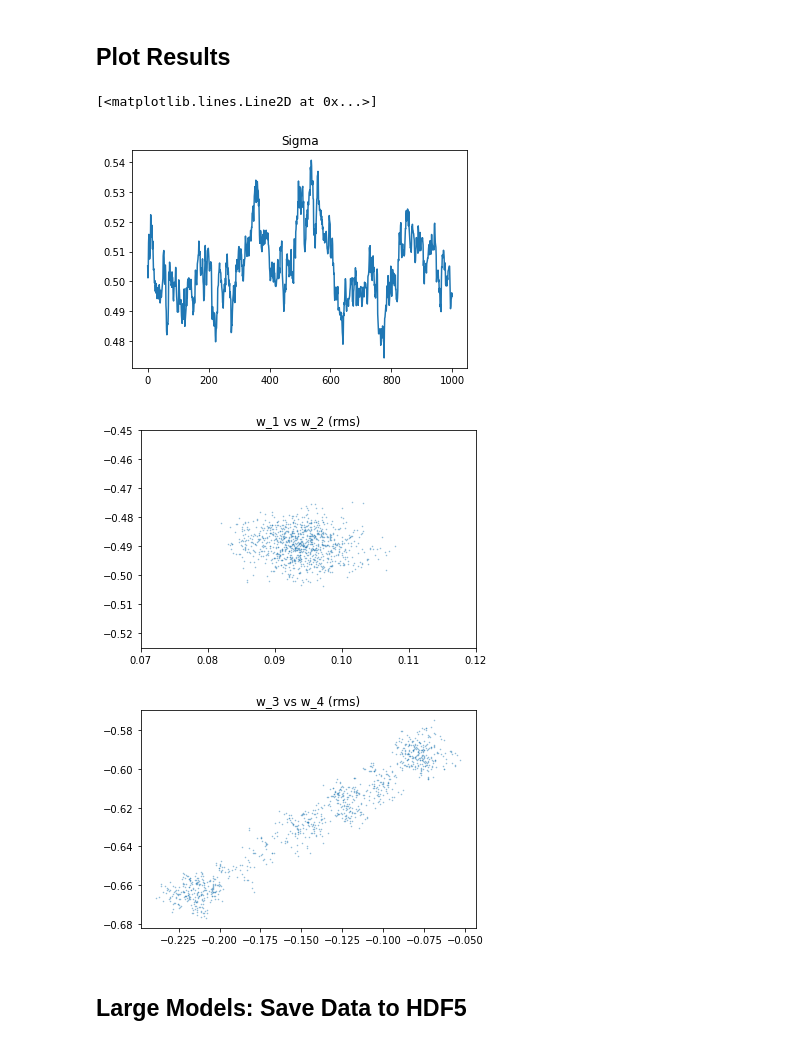
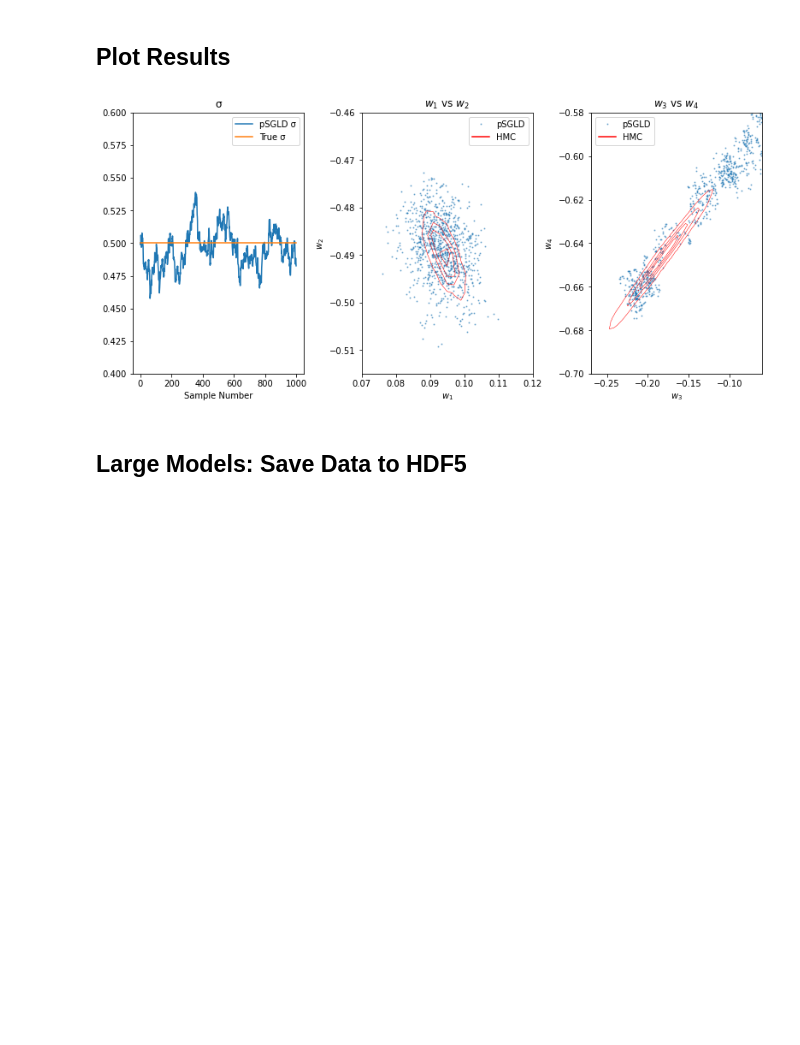
Before and after one commit to tummfm/jax-sgmc, a Jupyter notebook: examples/sgld_rms.ipynb, the cells around one changed output. Saved outputs shown, nothing was run; the diff lists cells and outputs as text; code cells hidden in the pictures; blank space fills up the shorter version.

Commit message:
updated linear regression example (sgld_rms.ipynb) to match listings in paper

```diff
--- a/examples/sgld_rms.ipynb
+++ b/examples/sgld_rms.ipynb
@@ -147,9 +143,8 @@ observation in mind and let **JaxSGMC** take care of evaluating it for a batch
 of observations. As the model is not computationally demanding, we let
 **JaxSGMC** vectorize the evaluation of the likelihood:
 # %%
-potential_fn = potential.minibatch_potential(prior=prior,
-                                             likelihood=likelihood,
-                                             strategy="vmap")
+potential_fn = potential.minibatch_potential(prior=log_prior,
+                                             likelihood=log_likelihood)
 # %% [markdown]
 ## RMSprop Adaption
 
@@ -183,19 +178,19 @@ After this step we defined our process.
 Therefore, we can now initialize the starting states of each chain with the
 dynamic settings for the data loader and adaption.
 # %%
-langevin_diffusion = integrator.langevin_diffusion(potential_fn=potential_fn,
+ld_integrator = integrator.langevin_diffusion(potential_fn=potential_fn,
                                                    batch_fn=data_fn,
                                                    adaption=rms_prop_adaption)
 
 # Returns a triplet of init_fn, update_fn and get_fn
-rms_prop_solver = solver.sgmc(langevin_diffusion)
+rms_prop_solver = solver.sgmc(ld_integrator)
 
 # Initialize the solver by providing initial values for the latent variables.
 # We provide extra arguments for the data loader and the adaption method.
 init_sample = {"log_sigma": jnp.array(0.0), "w": jnp.zeros(N)}
-init_state = rms_prop_solver[0](init_sample,
-                                adaption_kwargs=adaption_kwargs,
-                                batch_kwargs=data_loader_kwargs)
+init_state = rms_prop_solver[0](init_sample)
+                                # adaption_kwargs=adaption_kwargs,
+                                # batch_kwargs=data_loader_kwargs)
 # %% [markdown]
 ## Scheduler
 
@@ -243,8 +236,3 @@ save_fn = io.save(data_collector=data_collector)
-# %%
-import h5py
-
-data_collector = io.MemoryCollector()
-save_fn = io.save(data_collector=data_collector)
 # %% [markdown]
 ## Run Solver
 
@@ -287,40 +308,66 @@ Collected 1000 samples
 # %% [markdown]
 ## Plot Results
 # %%
-plt.figure()
-plt.title("Sigma")
 
-plt.plot(onp.exp(results["samples"]["variables"]["log_sigma"]), label="RMSprop")
-
+sigma_rms = onp.exp(results["samples"]["variables"]["log_sigma"])
 w_rms = results["samples"]["variables"]["w"]
 
+fig, (ax1, ax2, ax3) = plt.subplots(1,3, figsize=(10.8, 5))
+
+ax1.set_title("σ")
+ax1.plot(sigma_rms, label="pSGLD σ")
+ax1.plot([sigma]*onp.shape(sigma_rms)[0], label="True σ")
+ax1.set_xlabel("Sample Number")
+ax1.set_ylim([0.4, 0.6])
+ax1.legend()
+
+# Contours of numpyro solution
+levels = onp.linspace(0.1, 1.0, 5)
+
+from scipy.stats import gaussian_kde
+
 # w1 vs w2
+w12 = gaussian_kde(jnp.squeeze(w_npy[:, 0:2].transpose()))
 w1d = onp.linspace(0.00, 0.20, 100)
 w2d = onp.linspace(-0.70, -0.30, 100)
 W1d, W2d = onp.meshgrid(w1d, w2d)
 p12d = onp.vstack([W1d.ravel(), W2d.ravel()])
+Z12d = onp.reshape(w12(p12d).T, W1d.shape)
+Z12d /= Z12d.max()
 
-plt.figure()
-plt.title("w_1 vs w_2 (rms)")
-
-plt.xlim([0.07, 0.12])
-plt.ylim([-0.525, -0.450])
-plt.plot(w_rms[:, 0], w_rms[:, 1], 'o', alpha=0.5, markersize=0.5, zorder=-1)
+ax2.set_xlabel("$w_1$")
+ax2.set_ylabel("$w_2$")
+ax2.set_title("$w_1$ vs $w_2$")
+ax2.set_xlim([0.07, 0.12])
+ax2.set_ylim([-0.515, -0.46])
+ax2.contour(W1d, W2d, Z12d, levels, colors='red', linewidths=0.5, label="HMC")
+ax2.plot(w_rms[:, 0], w_rms[:, 1], 'o', alpha=0.5, markersize=1, zorder=-1, label="pSGLD")
+ax2.plot([1],[2], color='red', label="HMC") # adding this just to make contour plot visible in legend, not visualizing anything
+ax2.legend()
 
 # w3 vs w4
+w34 = gaussian_kde(jnp.squeeze(w_npy[:, 2:4].transpose()))
 w3d = onp.linspace(-0.3, -0.05, 100)
 w4d = onp.linspace(-0.75, -0.575, 100)
 W3d, W4d = onp.meshgrid(w3d, w4d)
 p34d = onp.vstack([W3d.ravel(), W4d.ravel()])
+Z34d = onp.reshape(w34(p34d).T, W3d.shape)
+Z34d /= Z34d.max()
 
-plt.figure()
-plt.title("w_3 vs w_4 (rms)")
-plt.plot(w_rms[:, 2], w_rms[:, 3], 'o', alpha=0.5, markersize=0.5, zorder=-1)
+ax3.set_xlabel("$w_3$")
+ax3.set_ylabel("$w_4$")
+ax3.set_title("$w_3$ vs $w_4$")
+ax3.set_xlim([-0.27, -0.06])
+ax3.set_ylim([-0.70, -0.58])
+ax3.plot(w_rms[:, 2], w_rms[:, 3], 'o', alpha=0.5, markersize=1, zorder=-1, label="pSGLD")
+ax3.contour(W3d, W4d, Z34d, levels, colors='red', linewidths=0.5)
+ax3.plot([1],[1], color='red', label="HMC")  # adding this just to make contour plot visible in legend, not visualizing anything
+ax3.legend()
+fig.tight_layout(pad=0.3)
+plt.savefig("linear_regression_results.pdf", format="pdf")
+plt.show()
 # %% [output]
-[<matplotlib.lines.Line2D at 0x...>]
-[figure, old version]
+[figure, new version]
-[figure, removed]
-[figure, removed]
 # %% [markdown]
 ## Large Models: Save Data to HDF5
 # %%
```
Also changed, not shown: parts of 7 cells of this notebook.
